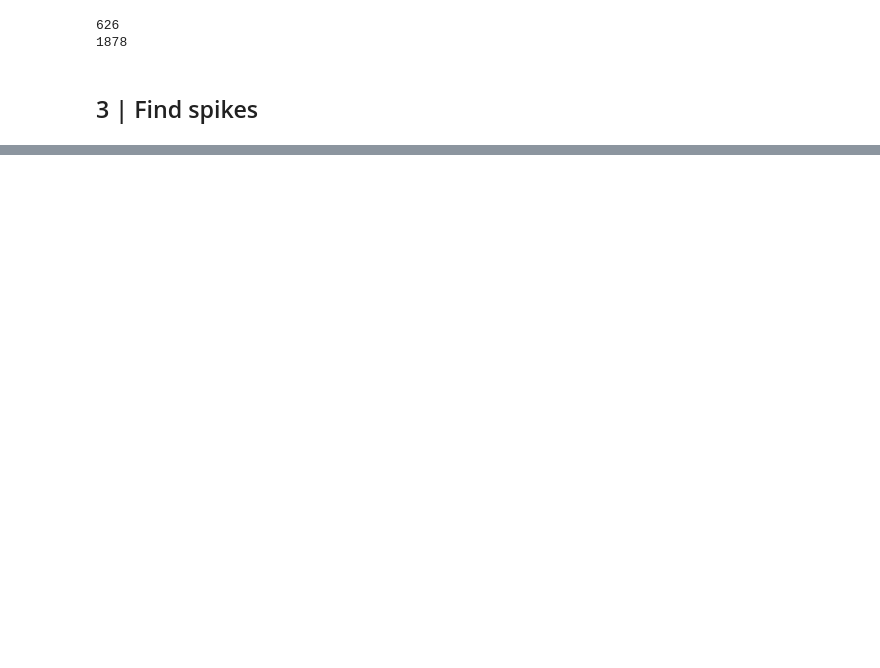
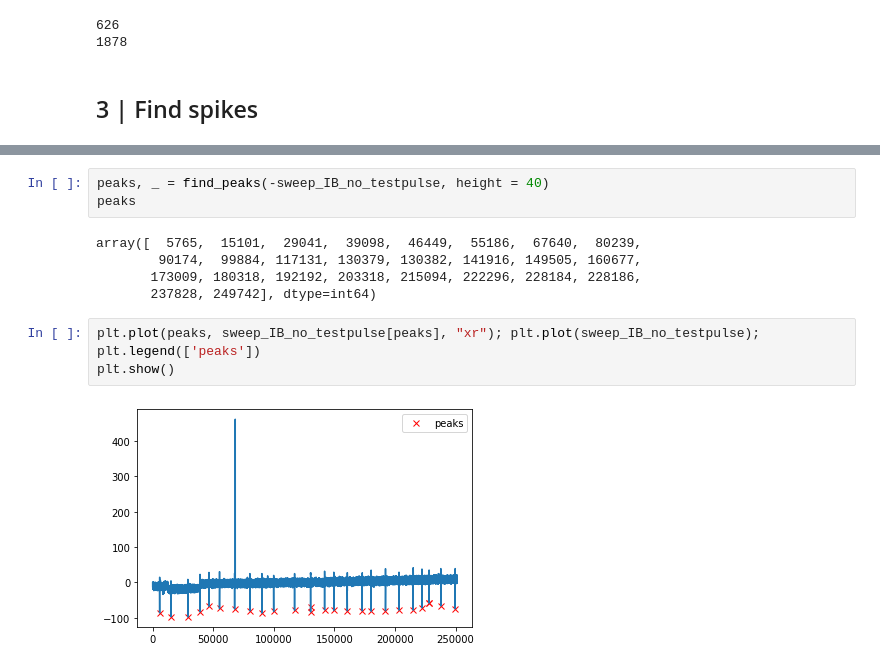
Before and after one commit to opavon/PAG_ephys_analysis, a Jupyter notebook: loose_seal/loose_seal_3_findspikes_develop.ipynb, the cells around one changed output, grey strips where cells are left out. Drawn from its saved outputs; the diff is of its cells as text; blank space fills up the shorter version.

Commit message:
try scipy.find_spikes

```diff
--- a/loose_seal/loose_seal_3_findspikes_develop.ipynb
+++ b/loose_seal/loose_seal_3_findspikes_develop.ipynb
@@ -149,0 +229,13 @@ print(test_pulse_IB_end)
+# %%
+peaks, _ = find_peaks(-sweep_IB_no_testpulse, height = 40)
+peaks
+# %% [output]
+array([  5765,  15101,  29041,  39098,  46449,  55186,  67640,  80239,
+        90174,  99884, 117131, 130379, 130382, 141916, 149505, 160677,
+       173009, 180318, 192192, 203318, 215094, 222296, 228184, 228186,
+       237828, 249742], dtype=int64)
+# %%
+plt.plot(peaks, sweep_IB_no_testpulse[peaks], "xr"); plt.plot(sweep_IB_no_testpulse); plt.legend(['peaks'])
+plt.show()
+# %% [output]
+[figure, added]
```
Also changed, not shown: parts of 9 cells of this notebook.
